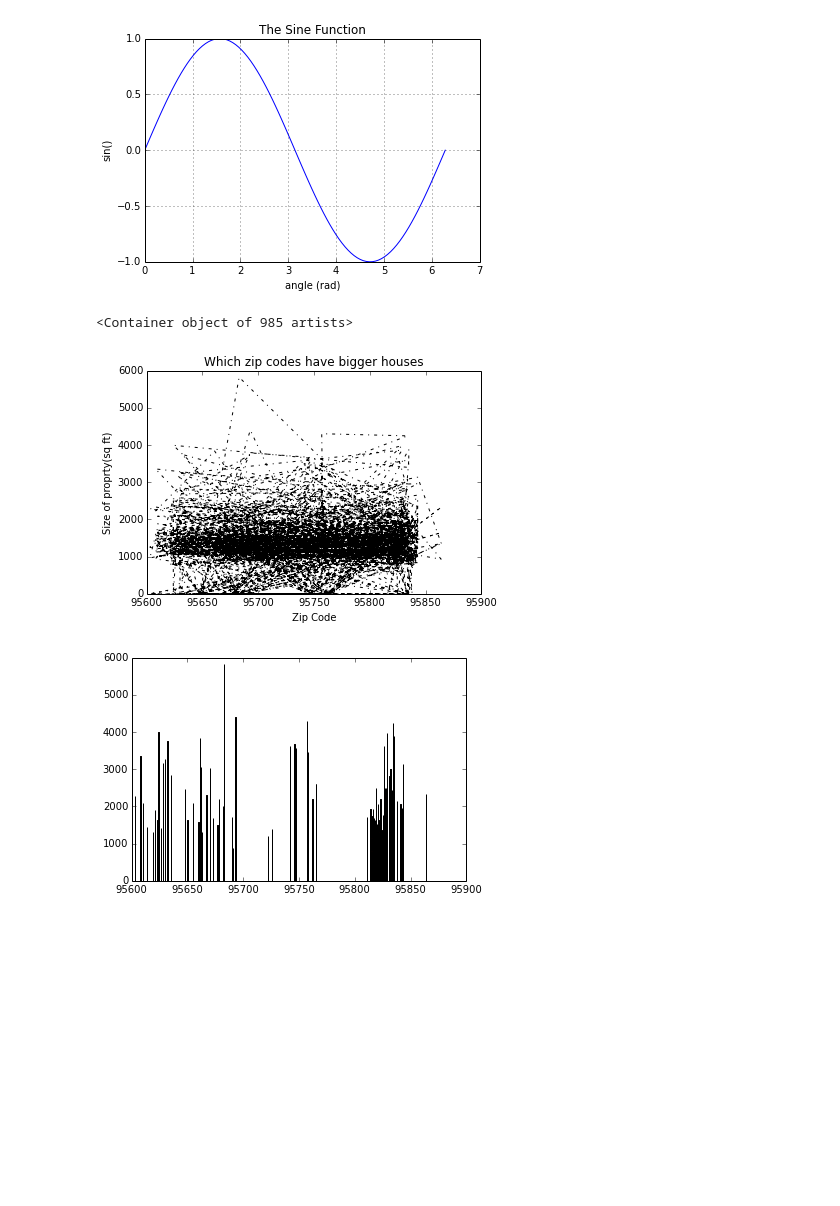
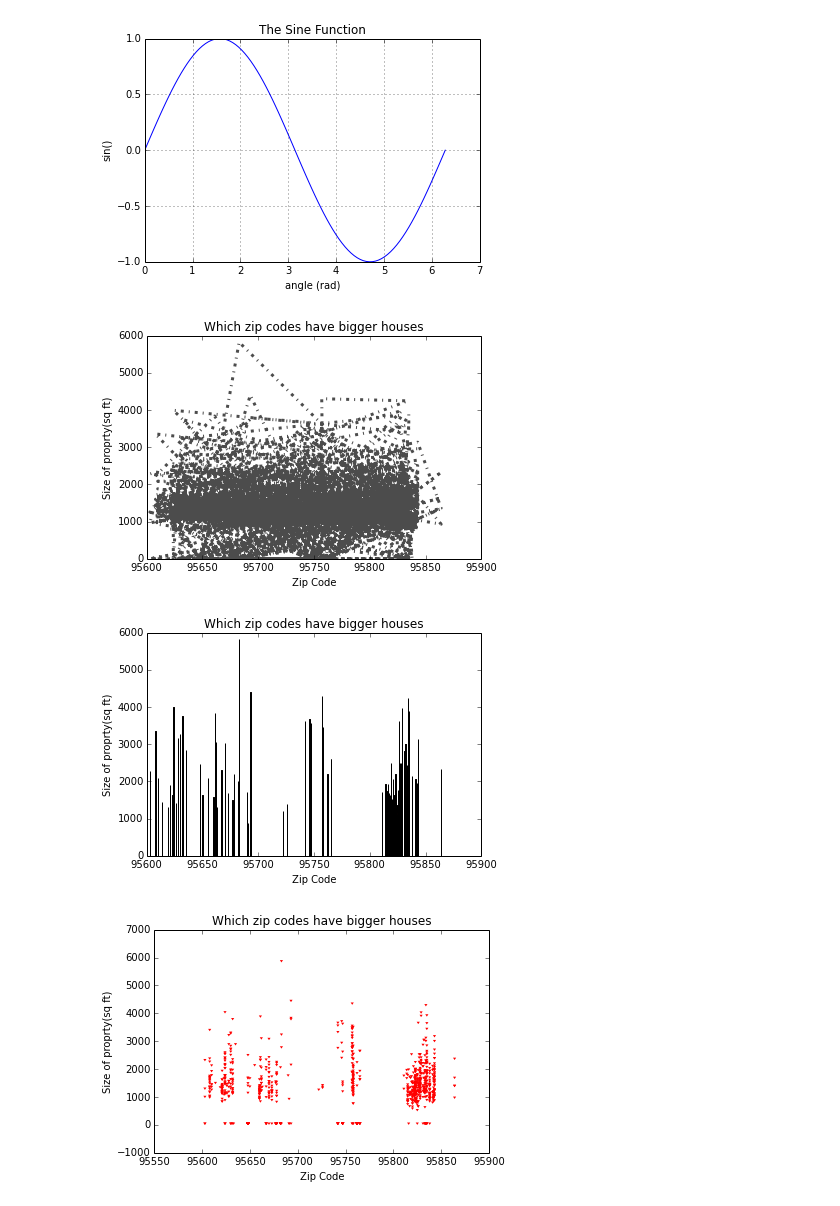
Before and after one commit to emptyr1/MediaSignalProcessing, a Jupyter notebook: HW1.ipynb, the cells around one changed output. Saved outputs shown, nothing was run; the diff lists cells and outputs as text; code cells hidden in the pictures; blank space fills up the shorter version.

```diff
--- a/HW1.ipynb
+++ b/HW1.ipynb
@@ -12,18 +12,27 @@ plot(x,y);
 # %%
 data = csv2rec('data/Sacramentorealestatetransactions.csv', delimiter=',')
 #print data['zip']
 #x = arange(len(data))
 x = data['zip']
 y = data['sq__ft']
-plot(x, y, 'k-.')
+plot(x, y, 'k-.', ms=10, lw=3, alpha=0.7, mfc='red')
 xlabel('Zip Code')
 ylabel('Size of proprty(sq ft)')
 title('Which zip codes have bigger houses')
 figure()
 legend()
-bar(x, y, color='red', width=0.3)  #not sure why the color is not working
-bar(x + 0.1, data['beds'], color='blue', width=0.6)
+xlabel('Zip Code')
+ylabel('Size of proprty(sq ft)')
+title('Which zip codes have bigger houses')
+bar(x, y, width=0.3, color='red')  #not sure why the color is not working
+bar(x + 0.1, data['beds'],  width=0.6, color='blue')
+figure()
+xlabel('Zip Code')
+ylabel('Size of proprty(sq ft)')
+title('Which zip codes have bigger houses')
+scatter(x, y, color='red',s=10,edgecolor='none', marker=7)
+savefig('output.pdf')
 # %% [output]
-<Container object of 985 artists>
-[figure, old version]
+[figure, new version]
-[figure, old version]
+[figure, new version]
+[figure, added]
```
Also changed, not shown: 1 other file.
